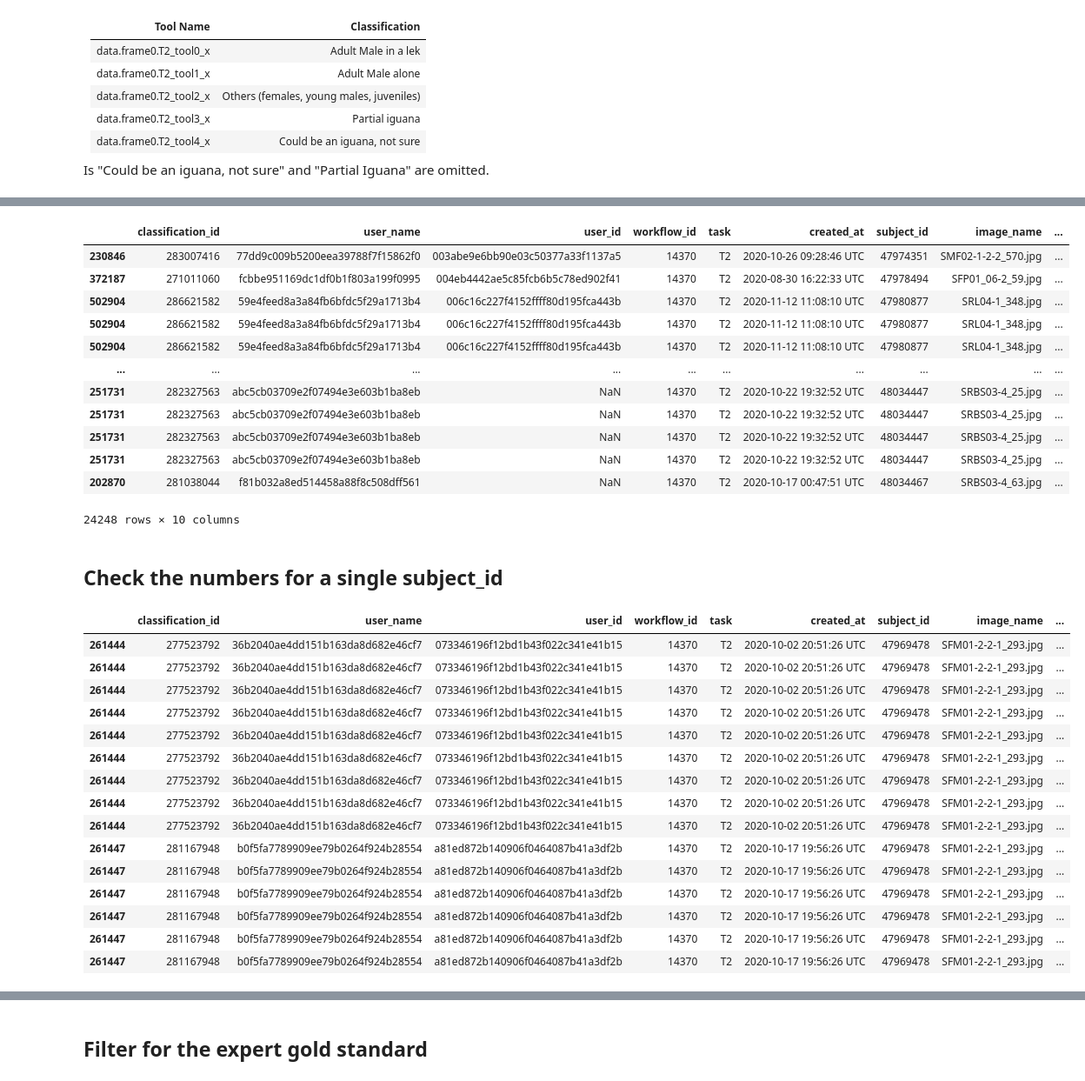
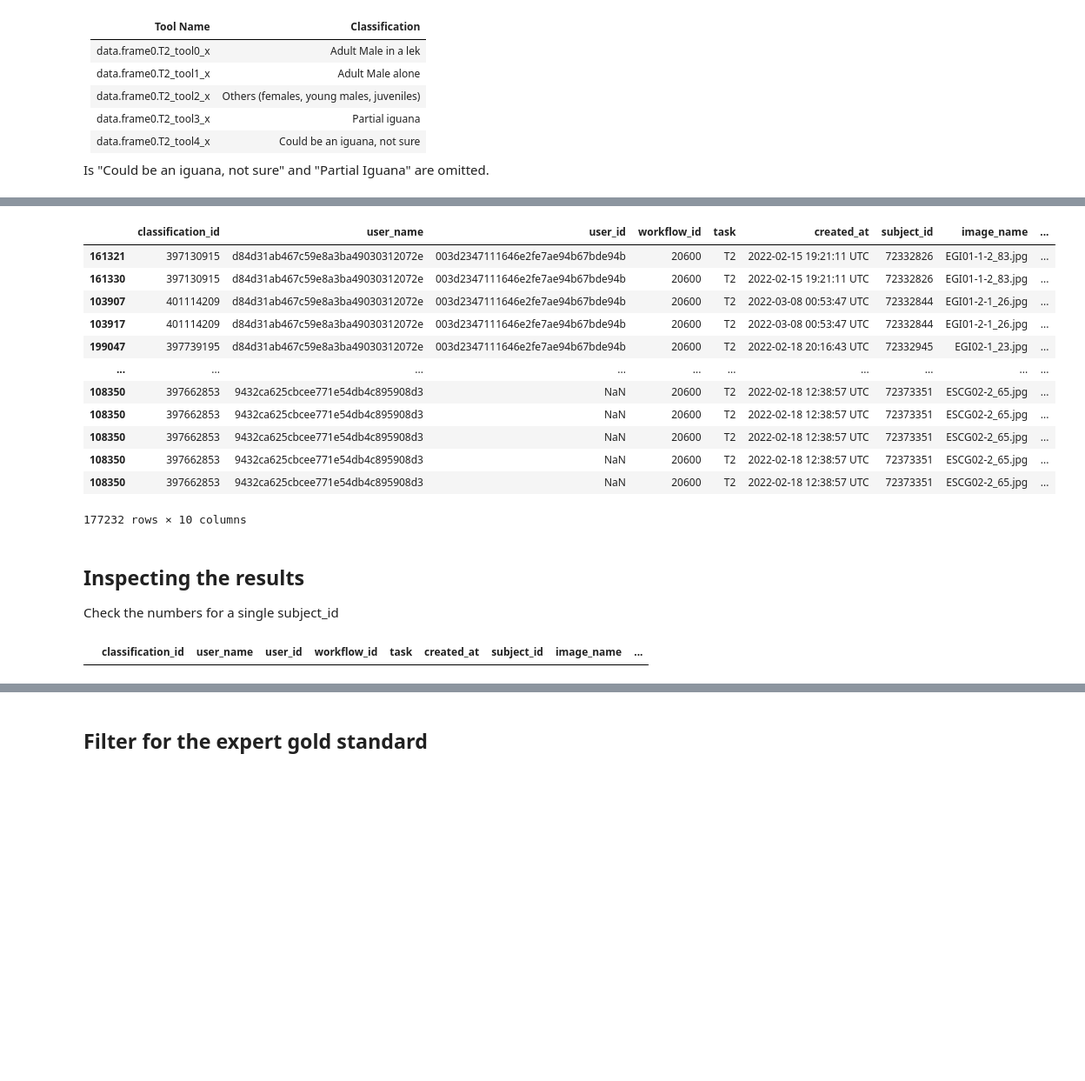
Before and after one commit to cwinkelmann/iguanas-from-above-zooniverse, a Jupyter notebook: Panoptes_Data_Prep.ipynb, the cells around one changed output, grey strips where cells are left out. Shown at 87% size. Saved outputs shown, nothing was run; the diff lists cells and outputs as text; code cells hidden in the pictures; blank space fills up the shorter version.

Commit message:
finished both processing steps. Data prep with panoptes and then the calculation of individual metrics

```diff
--- a/Panoptes_Data_Prep.ipynb
+++ b/Panoptes_Data_Prep.ipynb
@@ -409,10 +418,10 @@ See the caveats in the documentation: https://pandas.pydata.org/pandas-docs/stab
 # %%
-df_panotes_point_extractor_r = df_panotes_point_extractor_r[
+df_panoptes_point_extractor_r = df_panoptes_point_extractor_r[
     ['classification_id', 'user_name', 'user_id', 'workflow_id', 'task',
      'created_at', 'subject_id', "image_name",
      'x', 'y'
      ]].reset_index(drop=True)
 
-df_panotes_point_extractor_r
+df_panoptes_point_extractor_r
 # %% [output]
 |  | classification_id | user_name | user_id | workflow_id | task | created_at | subject_id | image_name | ... |
@@ -431,9 +440,9 @@ df_panotes_point_extractor_r
 # %%
 # explode the lists of marks per user into one row per mark
-df_panotes_point_extractor_r_ex = df_panotes_point_extractor_r.apply(lambda x: x.explode() if x.name in ['x', 'y'] else x)
+df_panoptes_point_extractor_r_ex = df_panoptes_point_extractor_r.apply(lambda x: x.explode() if x.name in ['x', 'y'] else x)
 # %%
 # images with no marks have NaN values in the 'merged_x' and 'merged_y' columns
-df_panotes_point_extractor_r_ex_dropped = df_panotes_point_extractor_r_ex.dropna(subset=['x', 'y'], how='all').sort_values(by=['user_id', 'subject_id', 'task', 'created_at'])
-df_panotes_point_extractor_r_ex_dropped
+df_panoptes_point_extractor_r_ex_dropped = df_panoptes_point_extractor_r_ex.dropna(subset=['x', 'y'], how='all').sort_values(by=['user_id', 'subject_id', 'task', 'created_at'])
+df_panoptes_point_extractor_r_ex_dropped
 # %% [output]
 |  | classification_id | user_name | user_id | workflow_id | task | created_at | subject_id | image_name | ... |
@@ -452,19 +461,19 @@ df_panotes_point_extractor_r_ex_dropped
 # %%
 # cast x and y to int
-df_panotes_point_extractor_r_ex_dropped = df_panotes_point_extractor_r_ex_dropped.astype({'x': 'int32', 'y': 'int32'})
-df_panotes_point_extractor_r_ex_dropped
+df_panoptes_point_extractor_r_ex_dropped = df_panoptes_point_extractor_r_ex_dropped.astype({'x': 'int32', 'y': 'int32'})
+df_panoptes_point_extractor_r_ex_dropped
 # %% [output]
 |  | classification_id | user_name | user_id | workflow_id | task | created_at | subject_id | image_name | ... |
-| 230846 | 283007416 | 77dd9c009b5200eea39788f7f15862f0 | 003abe9e6bb90e03c50377a33f1137a5 | 14370 | T2 | 2020-10-26 09:28:46 UTC | 47974351 | SMF02-1-2-2_570.jpg | ... |
-| 372187 | 271011060 | fcbbe951169dc1df0b1f803a199f0995 | 004eb4442ae5c85fcb6b5c78ed902f41 | 14370 | T2 | 2020-08-30 16:22:33 UTC | 47978494 | SFP01_06-2_59.jpg | ... |
-| 502904 | 286621582 | 59e4feed8a3a84fb6bfdc5f29a1713b4 | 006c16c227f4152ffff80d195fca443b | 14370 | T2 | 2020-11-12 11:08:10 UTC | 47980877 | SRL04-1_348.jpg | ... |
-| 502904 | 286621582 | 59e4feed8a3a84fb6bfdc5f29a1713b4 | 006c16c227f4152ffff80d195fca443b | 14370 | T2 | 2020-11-12 11:08:10 UTC | 47980877 | SRL04-1_348.jpg | ... |
-| 502904 | 286621582 | 59e4feed8a3a84fb6bfdc5f29a1713b4 | 006c16c227f4152ffff80d195fca443b | 14370 | T2 | 2020-11-12 11:08:10 UTC | 47980877 | SRL04-1_348.jpg | ... |
+| 161321 | 397130915 | d84d31ab467c59e8a3ba49030312072e | 003d2347111646e2fe7ae94b67bde94b | 20600 | T2 | 2022-02-15 19:21:11 UTC | 72332826 | EGI01-1-2_83.jpg | ... |
+| 161330 | 397130915 | d84d31ab467c59e8a3ba49030312072e | 003d2347111646e2fe7ae94b67bde94b | 20600 | T2 | 2022-02-15 19:21:11 UTC | 72332826 | EGI01-1-2_83.jpg | ... |
+| 103907 | 401114209 | d84d31ab467c59e8a3ba49030312072e | 003d2347111646e2fe7ae94b67bde94b | 20600 | T2 | 2022-03-08 00:53:47 UTC | 72332844 | EGI01-2-1_26.jpg | ... |
+| 103917 | 401114209 | d84d31ab467c59e8a3ba49030312072e | 003d2347111646e2fe7ae94b67bde94b | 20600 | T2 | 2022-03-08 00:53:47 UTC | 72332844 | EGI01-2-1_26.jpg | ... |
+| 199047 | 397739195 | d84d31ab467c59e8a3ba49030312072e | 003d2347111646e2fe7ae94b67bde94b | 20600 | T2 | 2022-02-18 20:16:43 UTC | 72332945 | EGI02-1_23.jpg | ... |
 | ... | ... | ... | ... | ... | ... | ... | ... | ... | ... |
-| 251731 | 282327563 | abc5cb03709e2f07494e3e603b1ba8eb | NaN | 14370 | T2 | 2020-10-22 19:32:52 UTC | 48034447 | SRBS03-4_25.jpg | ... |
-| 251731 | 282327563 | abc5cb03709e2f07494e3e603b1ba8eb | NaN | 14370 | T2 | 2020-10-22 19:32:52 UTC | 48034447 | SRBS03-4_25.jpg | ... |
-| 251731 | 282327563 | abc5cb03709e2f07494e3e603b1ba8eb | NaN | 14370 | T2 | 2020-10-22 19:32:52 UTC | 48034447 | SRBS03-4_25.jpg | ... |
-| 251731 | 282327563 | abc5cb03709e2f07494e3e603b1ba8eb | NaN | 14370 | T2 | 2020-10-22 19:32:52 UTC | 48034447 | SRBS03-4_25.jpg | ... |
-| 202870 | 281038044 | f81b032a8ed514458a88f8c508dff561 | NaN | 14370 | T2 | 2020-10-17 00:47:51 UTC | 48034467 | SRBS03-4_63.jpg | ... |
+| 108350 | 397662853 | 9432ca625cbcee771e54db4c895908d3 | NaN | 20600 | T2 | 2022-02-18 12:38:57 UTC | 72373351 | ESCG02-2_65.jpg | ... |
+| 108350 | 397662853 | 9432ca625cbcee771e54db4c895908d3 | NaN | 20600 | T2 | 2022-02-18 12:38:57 UTC | 72373351 | ESCG02-2_65.jpg | ... |
+| 108350 | 397662853 | 9432ca625cbcee771e54db4c895908d3 | NaN | 20600 | T2 | 2022-02-18 12:38:57 UTC | 72373351 | ESCG02-2_65.jpg | ... |
+| 108350 | 397662853 | 9432ca625cbcee771e54db4c895908d3 | NaN | 20600 | T2 | 2022-02-18 12:38:57 UTC | 72373351 | ESCG02-2_65.jpg | ... |
+| 108350 | 397662853 | 9432ca625cbcee771e54db4c895908d3 | NaN | 20600 | T2 | 2022-02-18 12:38:57 UTC | 72373351 | ESCG02-2_65.jpg | ... |
-24248 rows × 10 columns
+177232 rows × 10 columns
 # %%
@@ -472,25 +481,11 @@ df_panotes_point_extractor_r_ex_dropped.to_csv(config["flat_panoptes_points"], s
 # %% [markdown]
-## Check the numbers for a single subject_id
+## Inspecting the results
+Check the numbers for a single subject_id
 # %%
 ### Looks the images in question
 
-subject_id_1 = 47968423 # median and mode 11, 11
-subject_id_2 = 47969478 # median and mode 4.5, 2
-df_panotes_point_extractor_r_ex_dropped[(df_panotes_point_extractor_r_ex_dropped.subject_id == subject_id_2)]
+subject_id_1 = 47968423
+subject_id_2 = 47969478
+df_panoptes_point_extractor_r_ex_dropped[(df_panoptes_point_extractor_r_ex_dropped.subject_id == subject_id_2)]
 # %% [output]
 |  | classification_id | user_name | user_id | workflow_id | task | created_at | subject_id | image_name | ... |
-| 261444 | 277523792 | 36b2040ae4dd151b163da8d682e46cf7 | 073346196f12bd1b43f022c341e41b15 | 14370 | T2 | 2020-10-02 20:51:26 UTC | 47969478 | SFM01-2-2-1_293.jpg | ... |
-| 261444 | 277523792 | 36b2040ae4dd151b163da8d682e46cf7 | 073346196f12bd1b43f022c341e41b15 | 14370 | T2 | 2020-10-02 20:51:26 UTC | 47969478 | SFM01-2-2-1_293.jpg | ... |
-| 261444 | 277523792 | 36b2040ae4dd151b163da8d682e46cf7 | 073346196f12bd1b43f022c341e41b15 | 14370 | T2 | 2020-10-02 20:51:26 UTC | 47969478 | SFM01-2-2-1_293.jpg | ... |
-| 261444 | 277523792 | 36b2040ae4dd151b163da8d682e46cf7 | 073346196f12bd1b43f022c341e41b15 | 14370 | T2 | 2020-10-02 20:51:26 UTC | 47969478 | SFM01-2-2-1_293.jpg | ... |
-| 261444 | 277523792 | 36b2040ae4dd151b163da8d682e46cf7 | 073346196f12bd1b43f022c341e41b15 | 14370 | T2 | 2020-10-02 20:51:26 UTC | 47969478 | SFM01-2-2-1_293.jpg | ... |
-| 261444 | 277523792 | 36b2040ae4dd151b163da8d682e46cf7 | 073346196f12bd1b43f022c341e41b15 | 14370 | T2 | 2020-10-02 20:51:26 UTC | 47969478 | SFM01-2-2-1_293.jpg | ... |
-| 261444 | 277523792 | 36b2040ae4dd151b163da8d682e46cf7 | 073346196f12bd1b43f022c341e41b15 | 14370 | T2 | 2020-10-02 20:51:26 UTC | 47969478 | SFM01-2-2-1_293.jpg | ... |
-| 261444 | 277523792 | 36b2040ae4dd151b163da8d682e46cf7 | 073346196f12bd1b43f022c341e41b15 | 14370 | T2 | 2020-10-02 20:51:26 UTC | 47969478 | SFM01-2-2-1_293.jpg | ... |
-| 261444 | 277523792 | 36b2040ae4dd151b163da8d682e46cf7 | 073346196f12bd1b43f022c341e41b15 | 14370 | T2 | 2020-10-02 20:51:26 UTC | 47969478 | SFM01-2-2-1_293.jpg | ... |
-| 261447 | 281167948 | b0f5fa7789909ee79b0264f924b28554 | a81ed872b140906f0464087b41a3df2b | 14370 | T2 | 2020-10-17 19:56:26 UTC | 47969478 | SFM01-2-2-1_293.jpg | ... |
-| 261447 | 281167948 | b0f5fa7789909ee79b0264f924b28554 | a81ed872b140906f0464087b41a3df2b | 14370 | T2 | 2020-10-17 19:56:26 UTC | 47969478 | SFM01-2-2-1_293.jpg | ... |
-| 261447 | 281167948 | b0f5fa7789909ee79b0264f924b28554 | a81ed872b140906f0464087b41a3df2b | 14370 | T2 | 2020-10-17 19:56:26 UTC | 47969478 | SFM01-2-2-1_293.jpg | ... |
-| 261447 | 281167948 | b0f5fa7789909ee79b0264f924b28554 | a81ed872b140906f0464087b41a3df2b | 14370 | T2 | 2020-10-17 19:56:26 UTC | 47969478 | SFM01-2-2-1_293.jpg | ... |
-| 261447 | 281167948 | b0f5fa7789909ee79b0264f924b28554 | a81ed872b140906f0464087b41a3df2b | 14370 | T2 | 2020-10-17 19:56:26 UTC | 47969478 | SFM01-2-2-1_293.jpg | ... |
-| 261447 | 281167948 | b0f5fa7789909ee79b0264f924b28554 | a81ed872b140906f0464087b41a3df2b | 14370 | T2 | 2020-10-17 19:56:26 UTC | 47969478 | SFM01-2-2-1_293.jpg | ... |
```
Also changed, not shown: parts of 51 cells of this notebook, 35 other files.
